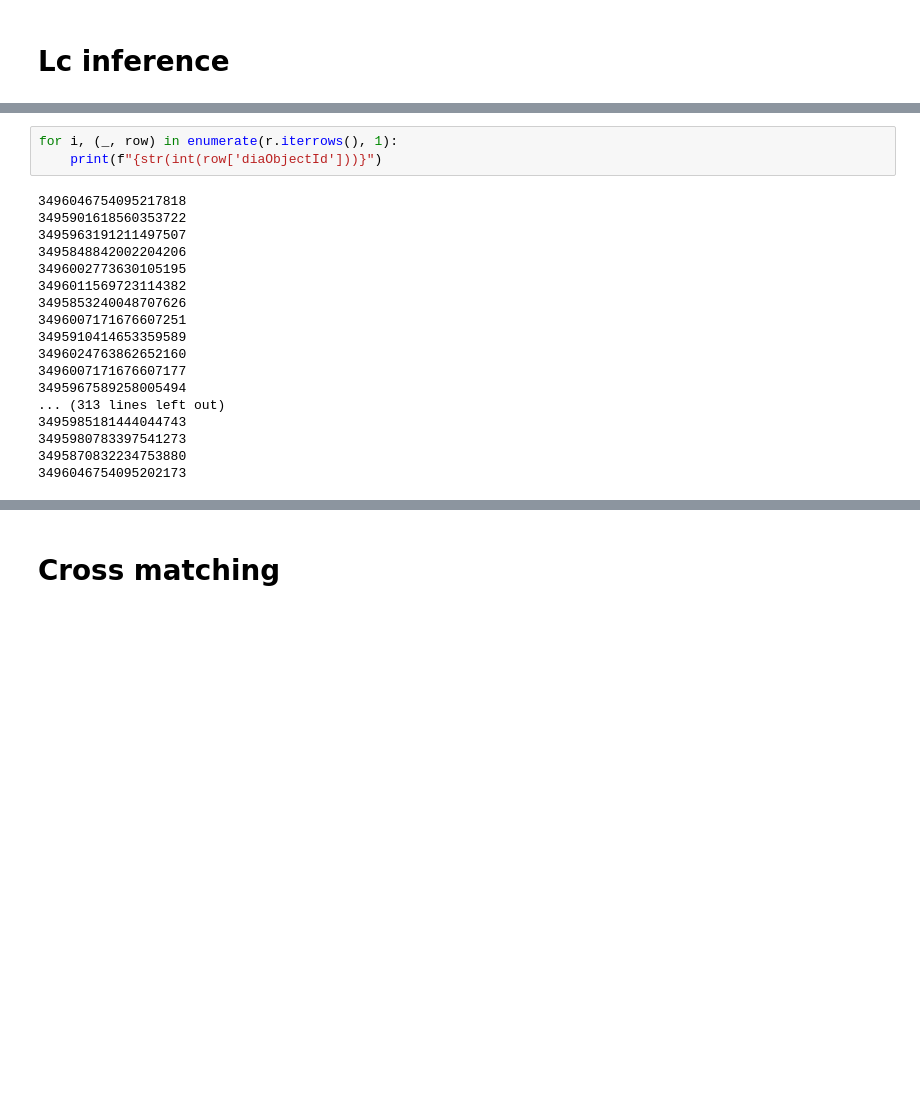
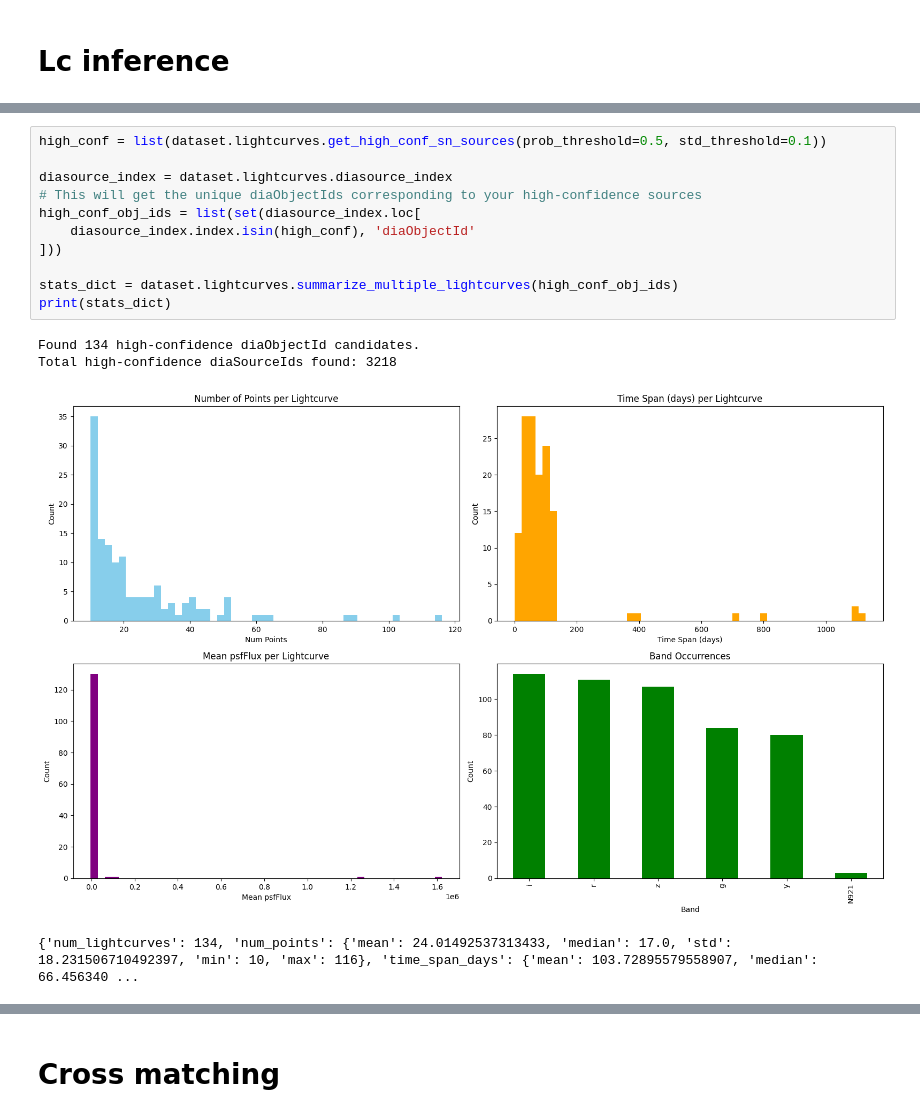
Before and after one commit to rbonnetguerrini/ML4transients, a Jupyter notebook: notebooks/data_loading_example.ipynb, the cells around one changed output, grey strips where cells are left out. Cells and saved outputs as stored; diff of their text form; blank space fills up the shorter version.

```diff
--- a/notebooks/data_loading_example.ipynb
+++ b/notebooks/data_loading_example.ipynb
@@ -175,25 +181,20 @@ High-confidence SN candidates: 329
 High-conf + Low uncertainty: 32
 Mean uncertainty: 0.153
 Objects with high uncertainty (>0.1): 350
-# %%
-for i, (_, row) in enumerate(r.iterrows(), 1):
-    print(f"{str(int(row['diaObjectId']))}")
-# %% [output]
-3496046754095217818
-3495901618560353722
-3495963191211497507
-3495848842002204206
-3496002773630105195
-3496011569723114382
-3495853240048707626
-3496007171676607251
-3495910414653359589
-3496024763862652160
-3496007171676607177
-3495967589258005494
-... (313 lines left out)
-3495985181444044743
-3495980783397541273
-3495870832234753880
-3496046754095202173
+# %%
+high_conf = list(dataset.lightcurves.get_high_conf_sn_sources(prob_threshold=0.5, std_threshold=0.1))
+
+diasource_index = dataset.lightcurves.diasource_index
+# This will get the unique diaObjectIds corresponding to your high-confidence sources
+high_conf_obj_ids = list(set(diasource_index.loc[
+    diasource_index.index.isin(high_conf), 'diaObjectId'
+]))
+
+stats_dict = dataset.lightcurves.summarize_multiple_lightcurves(high_conf_obj_ids)
+print(stats_dict)
+# %% [output]
+Found 134 high-confidence diaObjectId candidates.
+Total high-confidence diaSourceIds found: 3218
+[figure, added]
+{'num_lightcurves': 134, 'num_points': {'mean': 24.01492537313433, 'median': 17.0, 'std': 18.231506710492397, 'min': 10, 'max': 116}, 'time_span_days': {'mean': 103.72895579558907, 'median': 66.456340 ...
 # %%
```
Also changed, not shown: parts of 10 cells of this notebook, 3 other files.
